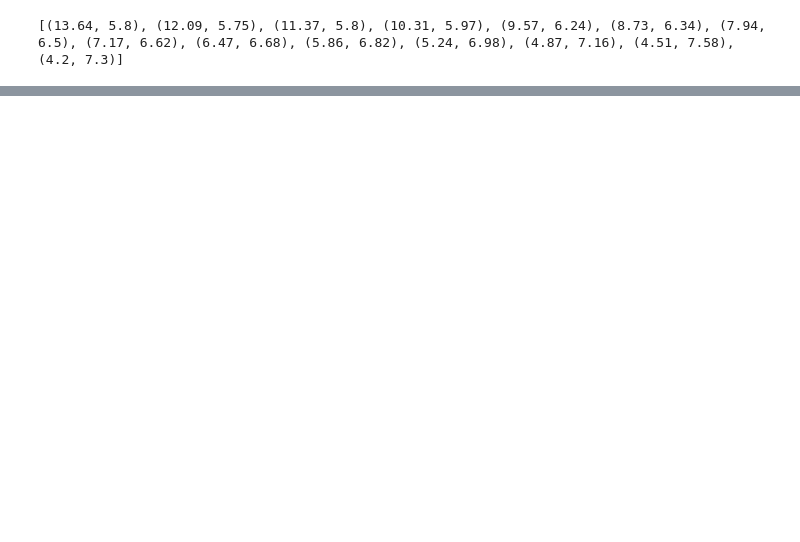
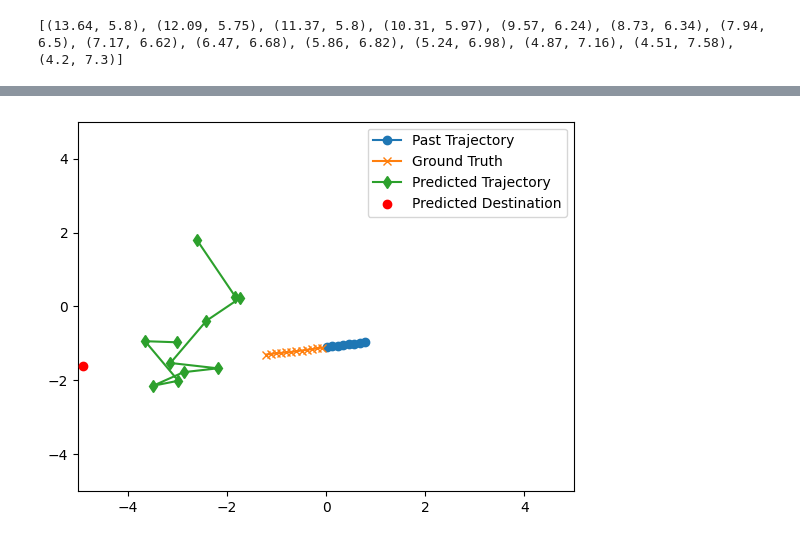
Before and after one commit to BlueOceanWave/cs512-human-trajectory-prediction, a Jupyter notebook: BOSampler_scratch.ipynb, the cells around one changed output, grey strips where cells are left out. Drawn from its saved outputs; the diff is of its cells as text; code cells hidden in the pictures; blank space fills up the shorter version.

```diff
--- a/BOSampler_scratch.ipynb
+++ b/BOSampler_scratch.ipynb
@@ -606,0 +650,18 @@ Predicted Future Trajectory: tensor([[ -7.8003,  15.1492,  -8.1388,  15.1521, -1
+# %%
+def get_trajectories(data, past_len=8, future_len=12):
+    trajectories = []
+
+    # Loop through each Pedestrian
+    pedestrian_ids = data['Pedestrian ID'].unique()
+    for pid in pedestrian_ids:
+        ped_data = data[data['Pedestrian ID'] == pid]
+
+        # If the trajectory is long enough
+        if len(ped_data) >= past_len + future_len:
+            for i in range(len(ped_data) - past_len - future_len + 1):
+                X_past = ped_data.iloc[i:i+past_len][['X-Coordinate', 'Y-Coordinate']].values.flatten()
+                Y_future = ped_data.iloc[i+past_len:i+past_len+future_len][['X-Coordinate', 'Y-Coordinate']].values.flatten()
+                trajectories.append((X_past, Y_future))
+    return trajectories
+
+trajectories = get_trajectories(pedestrian_data)
@@ -606,0 +728,69 @@ Predicted Future Trajectory: tensor([[ -7.8003,  15.1492,  -8.1388,  15.1521, -1
+# %%
+import matplotlib.pyplot as plt
+
+
+
+# model = PECNet(enc_past_size=[128, 64], enc_dest_size=[128, 64], enc_latent_size=[128, 64],
+#                dec_size=[128, 64], predictor_size=[128, 64], non_local_theta_size=[128, 64],
+#                non_local_phi_size=[128, 64], non_local_g_size=[128, 64],
+#                fdim=64, zdim=8, nonlocal_pools=2, non_local_dim=128,
+#                sigma=1.0, past_length=8, future_length=12, verbose=True)
+# model.load_state_dict(torch.load('pecnet_model_1.pth', map_location=torch.device('cpu')))
+model = LoadModel('pecnet', r'saved_models/pecnet/eth/val_best.pth').load()
+
+
+# optimizer = torch.optim.Adam(model.parameters(), lr=1e-3)
+# loss_fn = torch.nn.MSELoss()
+
+
+
+X_past_arr = []
+Y_future_arr = []
+predicted_traj_arr = []
+predicted_dest_arr = []
+
+samples = range(10)
+for i in samples:
+
+    # Extract inputs
+    X_past, Y_future = trajectories[i]  # Example trajectory
+    X_past_tensor = torch.tensor(X_past).unsqueeze(0).float()
+    initial_pos = X_past_tensor[:, :2]
+
+    # Predict trajectory
+    with torch.no_grad():
+        model.eval()
+        generated_dest = model(X_past_tensor, initial_pos)
+
+        mask = torch.ones((1, 1))  # Adjust dimensions based on actual needs
+        predicted_trajectory = model.predict(X_past_tensor, generated_dest, mask=mask, initial_pos=initial_pos)
+
+    X_past_arr.append(X_past_tensor)
+    Y_future_arr.append(Y_future)
+    # print(f'Pred traj {i}: {predicted_trajectory}')
+    predicted_traj_arr.append(predicted_trajectory)
+    predicted_dest_arr.append(generated_dest)
+
+
+for i in range(len(samples)):
+    # Reshape for plotting
+    X_past = X_past_arr[i].reshape(-1, 2).numpy()
+    Y_future = torch.tensor(Y_future_arr[i]).reshape(-1, 2).numpy()
+    predicted_trajectory = predicted_traj_arr[i].reshape(-1, 2).numpy()
+    predicted_dest = predicted_dest_arr[i].reshape(-1, 2).numpy()  # Reshape the predicted destination
+
+    diff_x, diff_y = predicted_trajectory[0] - X_past[-1]
+    print(f'Offset: ({diff_x}, {diff_y})')
+    # predicted_trajectory -= [diff_x, diff_y]
+
+    plt.plot(X_past[:, 0], X_past[:, 1], label="Past Trajectory", marker='o')
+    plt.plot(Y_future[:, 0], Y_future[:, 1], label="Ground Truth", marker='x')
+    plt.plot(predicted_trajectory[:, 0], predicted_trajectory[:, 1], label="Predicted Trajectory", marker='d')
+    plt.scatter(predicted_dest[0, 0], predicted_dest[0, 1], color='red', label='Predicted Destination', zorder=5)
+
+    plt.xlim(-5,5)
+    plt.ylim(-5,5)
+
+    plt.legend()
+    plt.show()
+# %% [output]
@@ -606,0 +798 @@ Predicted Future Trajectory: tensor([[ -7.8003,  15.1492,  -8.1388,  15.1521, -1
+[figure, added]
```
Also changed, not shown: parts of 8 cells of this notebook, 2 other files.
